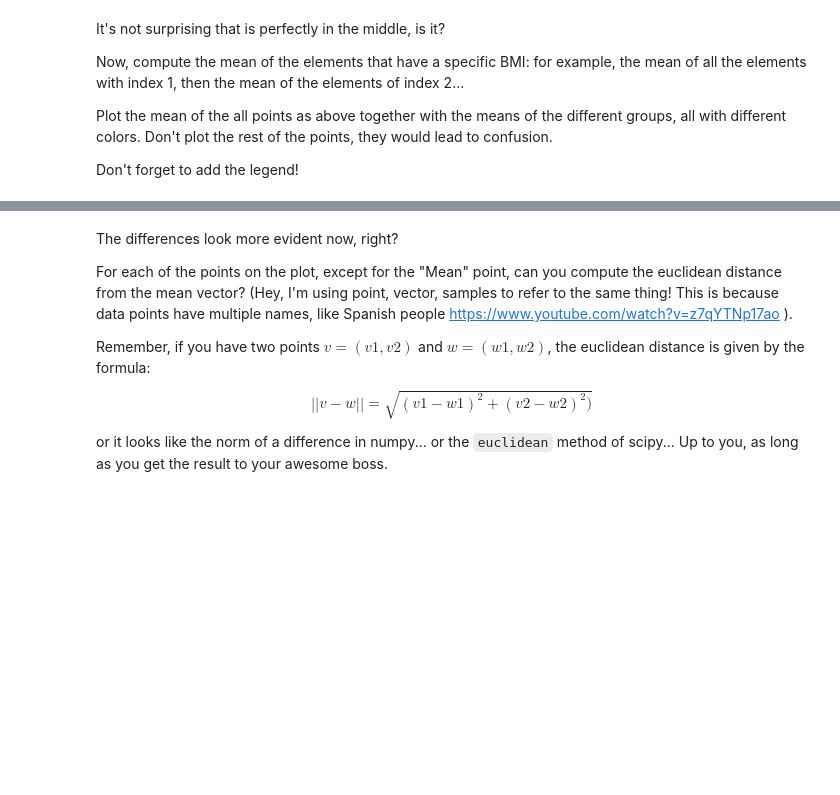
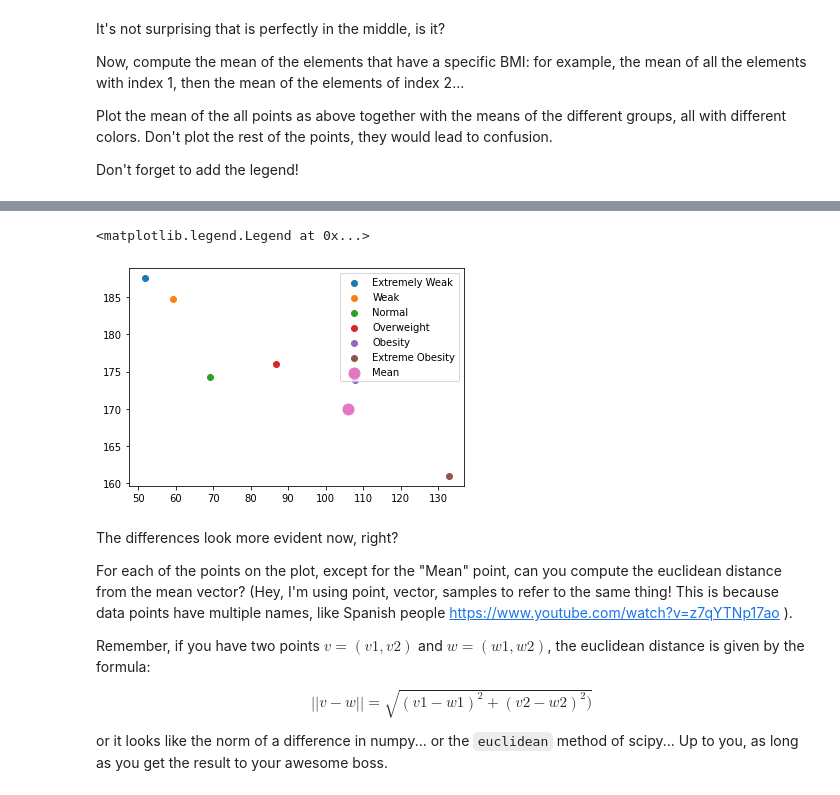
Before and after one commit to Jeko-Mus/Strive-Nutrition, a Jupyter notebook: Friday Week 1 Math Challenge .ipynb, the cells around one changed output, grey strips where cells are left out. Cells and saved outputs as stored; diff of their text form; code cells hidden in the pictures; blank space fills up the shorter version.

```diff
--- a/Friday Week 1 Math Challenge .ipynb
+++ b/Friday Week 1 Math Challenge .ipynb
@@ -184,3 +213,16 @@ Don't forget to add the legend!
+# %%
+#plt.scatter(df_index_0 = df[df.Index == 0].mean(), label = 'Extremely Weak')
+plt.scatter(df[df.Index == 0].mean().Weight, df[df.Index == 0].mean().Height, label = 'Extremely Weak')
+plt.scatter(df[df.Index == 1].mean().Weight, df[df.Index == 1].mean().Height, label = 'Weak')
+plt.scatter(df[df.Index == 2].mean().Weight, df[df.Index == 2].mean().Height, label = 'Normal')
+plt.scatter(df[df.Index == 3].mean().Weight, df[df.Index == 3].mean().Height, label = 'Overweight')
+plt.scatter(df[df.Index == 4].mean().Weight, df[df.Index == 4].mean().Height, label = 'Obesity')
+plt.scatter(df[df.Index == 5].mean().Weight, df[df.Index == 5].mean().Height, label = 'Extreme Obesity')
+plt.scatter(df.Weight.mean(), df.Height.mean(), s = 120, label = 'Mean')
+plt.legend()
+# %% [output]
+<matplotlib.legend.Legend at 0x...>
+[figure, added]
 # %% [markdown]
 The differences look more evident now, right?
 
```
Also changed, not shown: parts of 3 cells of this notebook.
